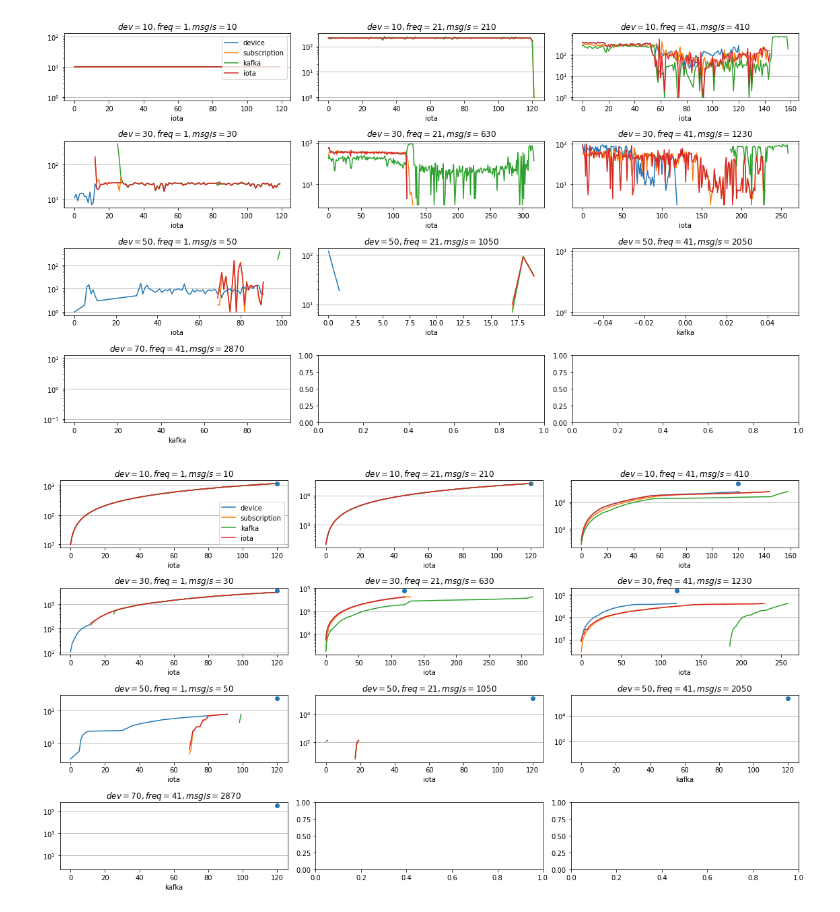
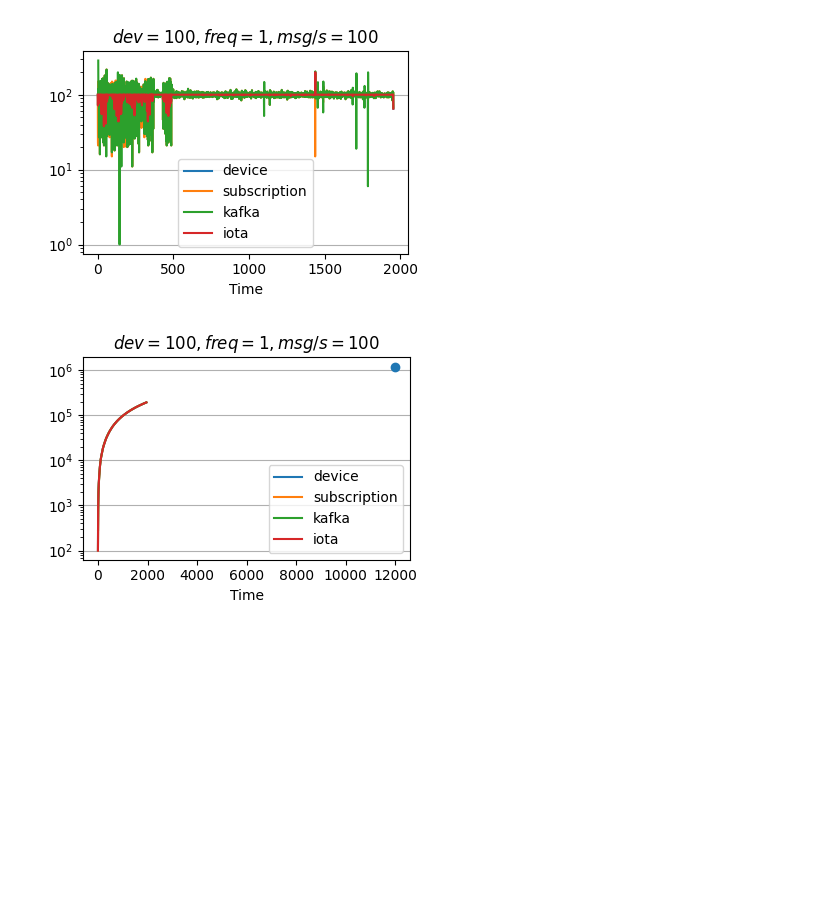
Before and after one commit to w4bo/welaser, a Jupyter notebook: welaser/devices/src/main/python/draw_charts.ipynb, the cells around one changed output. Cells and saved outputs as stored; diff of their text form; code cells hidden in the pictures; blank space fills up the shorter version.

Commit message:
working on scalability tests

```diff
--- a/welaser/devices/src/main/python/draw_charts.ipynb
+++ b/welaser/devices/src/main/python/draw_charts.ipynb
@@ -28,43 +28,43 @@ def plot(data, collection, ax, fig, i, cum):
             d = data.groupby([c])[[c]].count().plot.line(ax=ax, legend=i == 0)
     ax.yaxis.set_tick_params(labelbottom=True)
     ax.set_axisbelow(True)
+    ax.set_xlabel('Time')
     ax.grid(visible=True, which='major', linestyle='-', axis='y')
     ax.set_yscale('log')
 # %%
 import pymongo
 import matplotlib.pyplot as plt
 import json
 import math
+import pandas as pd
 
 db_connect = pymongo.MongoClient('127.0.0.1', 37017)
 database_name = 'persistence'
 database = db_connect[database_name]
 collections = sorted([x for x in database.list_collection_names() if "TEST" in x])
-cols = 3
+cols = 3 if len(collections) > 3 else len(collections)
 rows = math.ceil(len(collections) / cols)
 fig, axs = plt.subplots(rows, cols, figsize=(4 * rows, 3 * cols))
 fig2, axs2 = plt.subplots(rows, cols, figsize=(4 * rows, 3 * cols))
 i = 0
 for collection in collections:
-    # try:
     data = pd.DataFrame(list(database[collection].find()))
     data = data[[x for x in data.columns if "timestamp" in x]]
     data = data.dropna()
-
     ddata = data.copy(deep=True)
-    plot(ddata, collection, axs[int(i / cols)][i % cols], fig, i, False)
-
+    if len(collections) > 1:
+        axs = axs[int(i / cols)][i % cols]
+        axs2 = axs2[int(i / cols)][i % cols]
+    plot(ddata, collection, axs, fig, i, False)
     ddata = data.copy(deep=True)
-    plot(ddata, collection, axs2[int(i / cols)][i % cols], fig, i, True)
-    # except:
-    #     print("error")
+    plot(ddata, collection, axs2, fig, i, True)
     i += 1
 fig.tight_layout()
-fig.save_fig("scalability.pdf")
-fig.save_fig("scalability.svg")
+fig.savefig("scalability.pdf")
+fig.savefig("scalability.svg")
 fig2.tight_layout()
-fig.save_fig("scalability_cum.pdf")
-fig.save_fig("scalability_cum.svg")
+fig2.savefig("scalability_cum.pdf")
+fig2.savefig("scalability_cum.svg")
 # %% [output]
-[figure, old version]
+[figure, new version]
-[figure, old version]
+[figure, new version]
```
Also changed, not shown: 3 other files.
